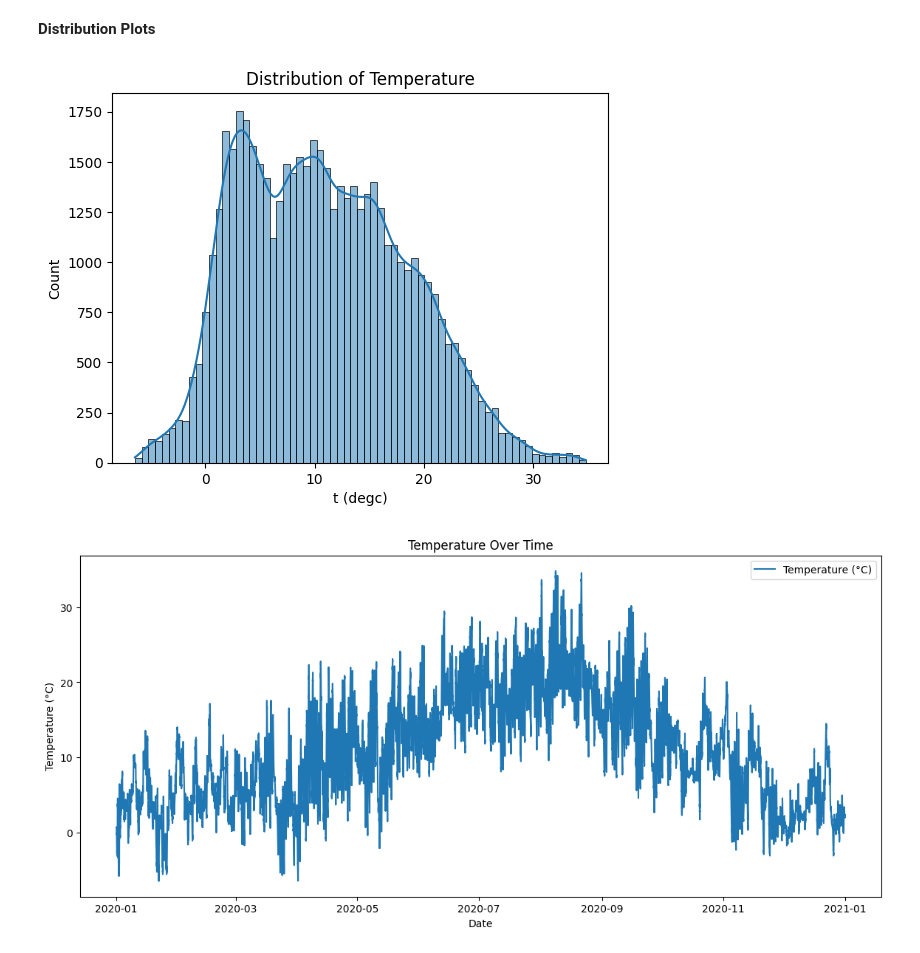
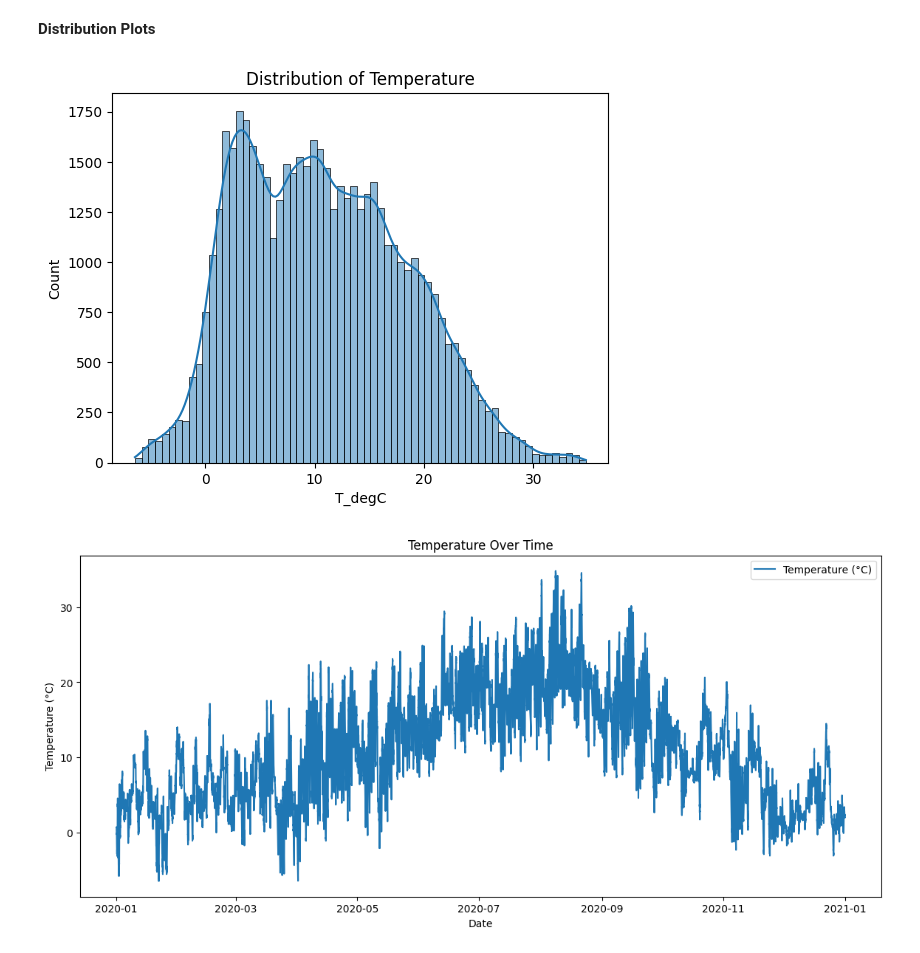
Before and after one commit to bijivemulakeerthi/Weather-Forecasting-Using-Machine-Learning-Algorithms, a Jupyter notebook: temperature_pred.ipynb, the cells around one changed output. Saved outputs shown, nothing was run; the diff lists cells and outputs as text; code cells hidden in the pictures.

```diff
--- a/temperature_pred.ipynb
+++ b/temperature_pred.ipynb
@@ -108,13 +108,13 @@ dataset1.describe()
 # %%
 import seaborn as sns
 import matplotlib.pyplot as plt
 
 
-sns.histplot(dataset1['t (degc)'], kde=True)
+sns.histplot(dataset1['T_degC'], kde=True)
 plt.title('Distribution of Temperature')
 plt.show()
 # %% [output]
-[figure, old version]
+[figure, new version]
 # %%
 import matplotlib.pyplot as plt
 
```
Also changed, not shown: parts of 4 cells of this notebook.
